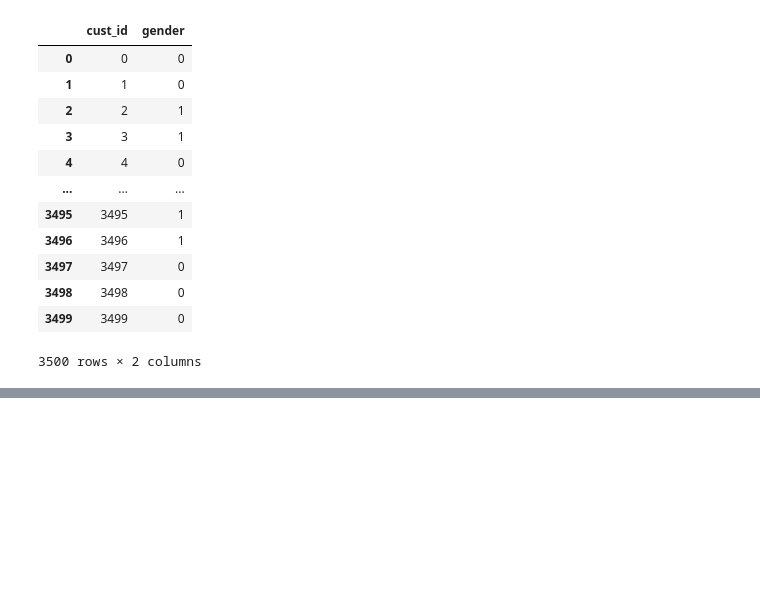
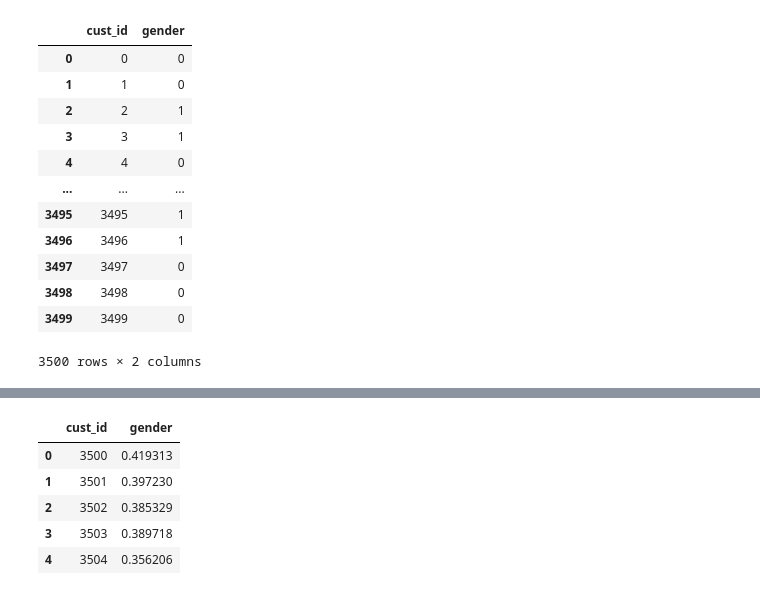
Before and after one commit to ehyecha/BigdataCertification, a Jupyter notebook: Example/T2.ipynb, the cells around one changed output, grey strips where cells are left out. Drawn from its saved outputs; the diff is of its cells as text; code cells hidden in the pictures; blank space fills up the shorter version.

```diff
--- a/work2/exam1회_1.ipynb
+++ b/Example/T2.ipynb
@@ -138,7 +167,7 @@ X_test
 # %%
-# standalization 정규화 진행
 from sklearn.preprocessing import StandardScaler
 
 se = StandardScaler()
-X_std_train = se.fit_transform(X_train)
-X_std_test = se.fit_transform(X_test)
+
+x_std_train = se.fit_transform(X_train)
+x_std_test = se.fit_transform(X_test)
@@ -159,11 +201,15 @@ y_train['gender']
 | 3499 | 3499 | 0 |
 3500 rows × 2 columns
 # %%
+from sklearn.linear_model import LogisticRegression
 from sklearn.ensemble import RandomForestClassifier
 
+lr = LogisticRegression()
 
-rf = RandomForestClassifier(n_estimators= 100, max_depth=5, random_state=42)
-#print(help(RandomForestClassifier))
-rf.fit(X_std_train, y_train['gender'])
-rf.score(X_std_train, y_train['gender'])
+rf = RandomForestClassifier(n_estimators=100, max_depth=5, random_state=2022)
+
+
+
+rf.fit(x_std_train, y_train['gender'])
+rf.score(x_std_train, y_train['gender'])
 # %% [output]
@@ -175,0 +217,5 @@ array([0.41, 0.18, 0.23, ..., 0.39, 0.37, 0.48])
+# %%
+X_test
+#X_test
+result = rf.predict_proba(X_test)
+result
@@ -176,3 +230,11 @@ array([0.41, 0.18, 0.23, ..., 0.39, 0.37, 0.48])
 # %%
-result = pd.DataFrame({'cust_id': cust_id, 'gender': result[:, 1]})
-result.to_csv('hyeonyeong.cha.csv', index=False)
+file = pd.DataFrame({'cust_id': cust_id, 'gender':result[:,1]})
+# %%
+file.head()
+# %% [output]
+|  | cust_id | gender |
+| 0 | 3500 | 0.419313 |
+| 1 | 3501 | 0.397230 |
+| 2 | 3502 | 0.385329 |
+| 3 | 3503 | 0.389718 |
+| 4 | 3504 | 0.356206 |
```
Also changed, not shown: parts of 31 cells of this notebook, 19 other files.
